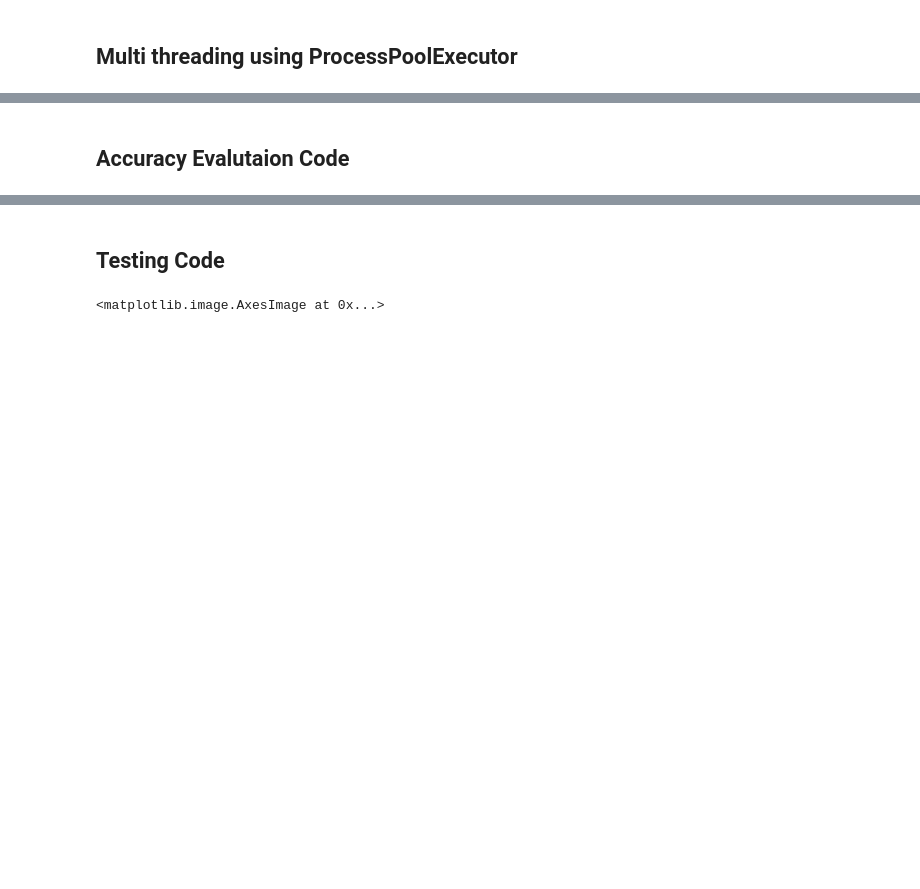
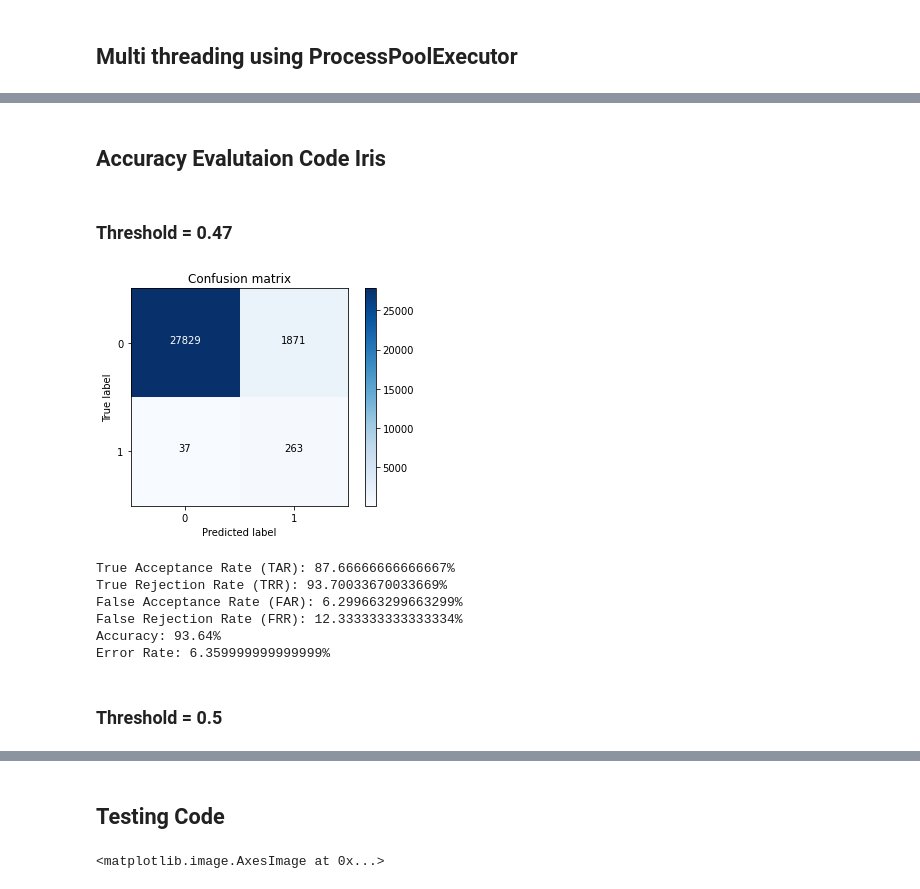
Before and after one commit to JimHok/Source_Code, a Jupyter notebook: Fusion.ipynb, the cells around one changed output, grey strips where cells are left out. Cells and saved outputs as stored; diff of their text form; code cells hidden in the pictures; blank space fills up the shorter version.

```diff
--- a/Fusion.ipynb
+++ b/Fusion.ipynb
@@ -261,0 +340,20 @@ def accuracy_score_multi_process(ref_num, test_num, same_num=2):
+# %%
+def plot_confu(ground_truth, predict):
+    # compute the confusion matrix
+    cm = confusion_matrix(ground_truth, predict)
+
+    # plot the confusion matrix
+    plt.imshow(cm, interpolation='nearest', cmap=plt.cm.Blues)
+    plt.title('Confusion matrix')
+    plt.colorbar()
+    tick_marks = np.arange(2)
+    plt.xticks(tick_marks, ['0', '1'])
+    plt.yticks(tick_marks, ['0', '1'])
+    plt.xlabel('Predicted label')
+    plt.ylabel('True label')
+
+    for i in range(cm.shape[0]):
+        for j in range(cm.shape[1]):
+            plt.text(j, i, str(cm[i,j]), horizontalalignment="center", color="white" if cm[i,j] > cm.max() / 2 else "black")
+
+    plt.show()
@@ -262,2 +386,21 @@ def accuracy_score_multi_process(ref_num, test_num, same_num=2):
 # %% [markdown]
-## Accuracy Evalutaion Code
+## Accuracy Evalutaion Code Iris
+# %% [markdown]
+### Threshold = 0.47
+# %%
+confu, predict, ground_truth = accuracy_score_iris(100, 100, 4)
+# %%
+plot_confu(ground_truth, predict)
+# %% [output]
+[figure, added]
+# %%
+print_accuracy(ground_truth, confu)
+# %% [output]
+True Acceptance Rate (TAR): 87.66666666666667%
+True Rejection Rate (TRR): 93.70033670033669%
+False Acceptance Rate (FAR): 6.299663299663299%
+False Rejection Rate (FRR): 12.333333333333334%
+Accuracy: 93.64%
+Error Rate: 6.359999999999999%
+# %% [markdown]
+### Threshold = 0.5
```
Also changed, not shown: parts of 16 cells of this notebook, 1 other file.
